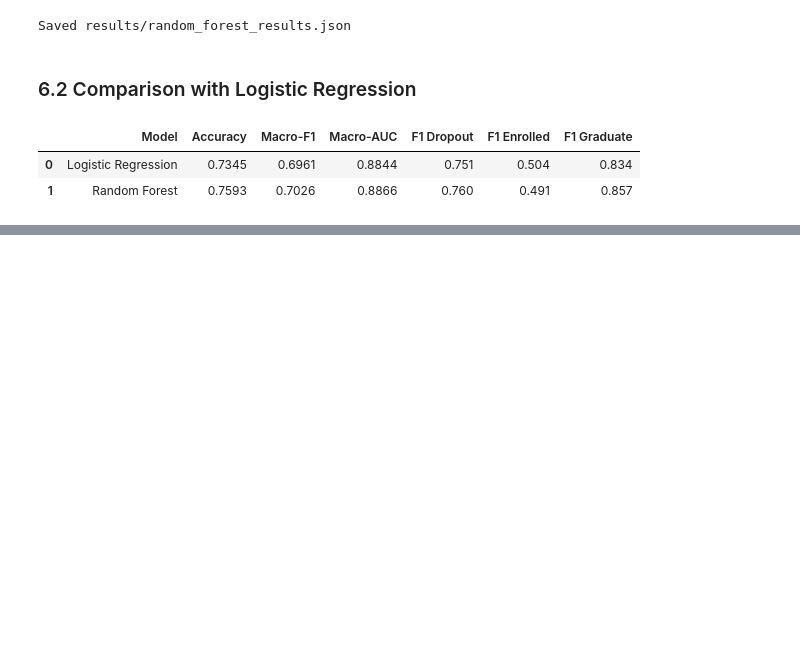
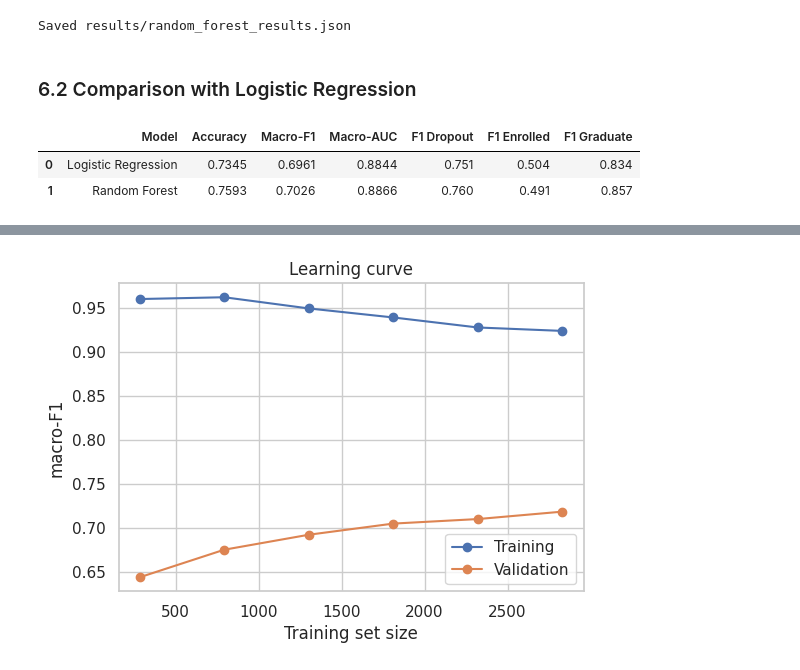
Before and after one commit to LoshithaAI/ML-Assignment, a Jupyter notebook: notebooks/random_forest.ipynb, the cells around one changed output, grey strips where cells are left out. Saved outputs shown, nothing was run; the diff lists cells and outputs as text; code cells hidden in the pictures; blank space fills up the shorter version.

```diff
--- a/notebooks/random_forest.ipynb
+++ b/notebooks/random_forest.ipynb
@@ -589,0 +670,14 @@ pd.DataFrame(rows)
+# %%
+# Learning curve
+sizes, tr_scores, va_scores = learning_curve(
+    RandomForestClassifier(**{**tuned, "random_state": RANDOM_STATE, "n_jobs": -1}), X_train, y_train,
+    train_sizes=np.linspace(0.1, 1.0, 6), cv=cv, scoring="f1_macro", n_jobs=1)
+
+plt.figure(figsize=(6, 4))
+plt.plot(sizes, tr_scores.mean(axis=1), marker="o", label="Training")
+plt.plot(sizes, va_scores.mean(axis=1), marker="o", label="Validation")
+plt.xlabel("Training set size"); plt.ylabel("macro-F1"); plt.legend()
+plt.title("Learning curve")
+plt.show()
+# %% [output]
+[figure, added]
```
Also changed, not shown: parts of 9 cells of this notebook.
